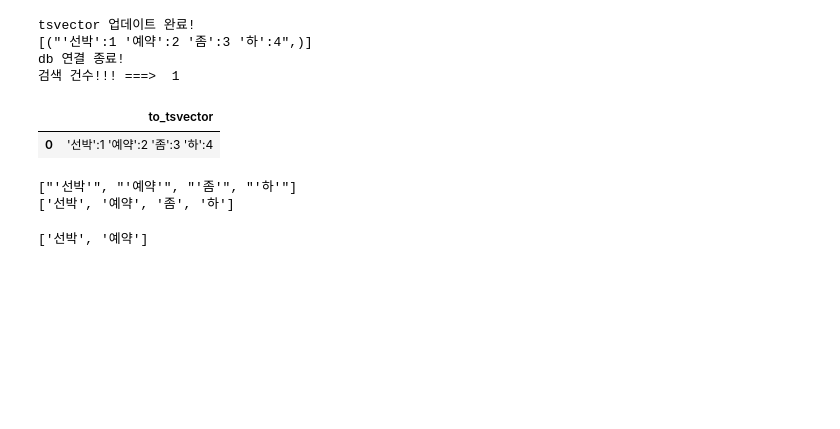
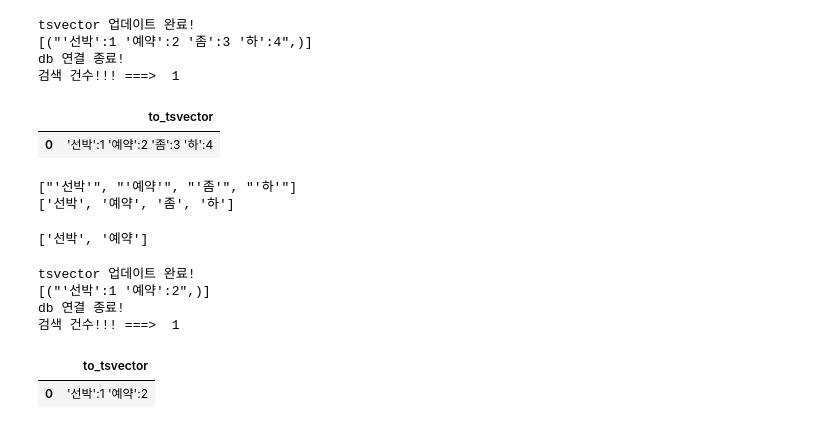
Before and after one commit to GitRani/adaptive-rag-public, a Jupyter notebook: unit_test/keyword_data_insert.ipynb, the cells around one changed output. Saved outputs shown, nothing was run; the diff lists cells and outputs as text; code cells hidden in the pictures; blank space fills up the shorter version.

Commit message:
(v0.8136) Update Lists - PostgreSQL FTS : DB Insert & Search Test -> Completed (In Jupyter Notebook) - Refactoring에 적용할 database schema 파일 추가

```diff
--- a/unit_test/keyword_data_insert.ipynb
+++ b/unit_test/keyword_data_insert.ipynb
@@ -714,3 +726,59 @@ final_data = [u for u in [k.replace("'","") for k in [c.split()[-1] for c in d][
 ["'선박'", "'예약'", "'좀'", "'하'"]
 ['선박', '예약', '좀', '하']
 ['선박', '예약']
+# %%
+### 앞에서 받는 final_data를 join 시켜 넣는다.
+
+# 특정 키워드로 입력하여 필터링 검색
+conn = psycopg2.connect(
+        dbname=POSTGRE_DB_NAME,
+        user=POSTGRE_DB_USER,
+        host=POSTGRE_DB_HOST,
+        port=POSTGRE_DB_PORT,
+        password=POSTGRE_DB_PASSWORD
+    )
+
+final_join_data = '&'.join(final_data)
+
+search_tsvector_sql = '''
+SELECT to_tsvector('korean', %s);
+'''
+
+try:
+    # 비밀번호 없이 연결
+    with conn.cursor() as cursor:
+        cursor = conn.cursor()
+
+        # 두번째 인자를 튜플로 받아야 함.
+        cursor.execute(search_tsvector_sql, (final_join_data,))
+        print('tsvector 업데이트 완료!')
+
+        result = cursor.fetchall()
+        print(result)
+
+        # 컬럼명 가져오기
+        columns = [desc[0] for desc in cursor.description]
+
+        # 데이터프레임 변환
+        tsvector_search_result = pd.DataFrame(result, columns=columns)
+
+        # 변경사항 커밋
+        conn.commit()
+
+except Exception as e:
+    print(f"Error: {e}")
+    conn.rollback()
+
+finally:
+    conn.close()
+    print('db 연결 종료!')
+
+print('검색 건수!!! ===> ', len(tsvector_search_result))
+tsvector_search_result.tail(3)
+# %% [output]
+tsvector 업데이트 완료!
+[("'선박':1 '예약':2",)]
+db 연결 종료!
+검색 건수!!! ===>  1
+|  | to_tsvector |
+| 0 | '선박':1 '예약':2 |
```
Also changed, not shown: parts of 4 cells of this notebook.
